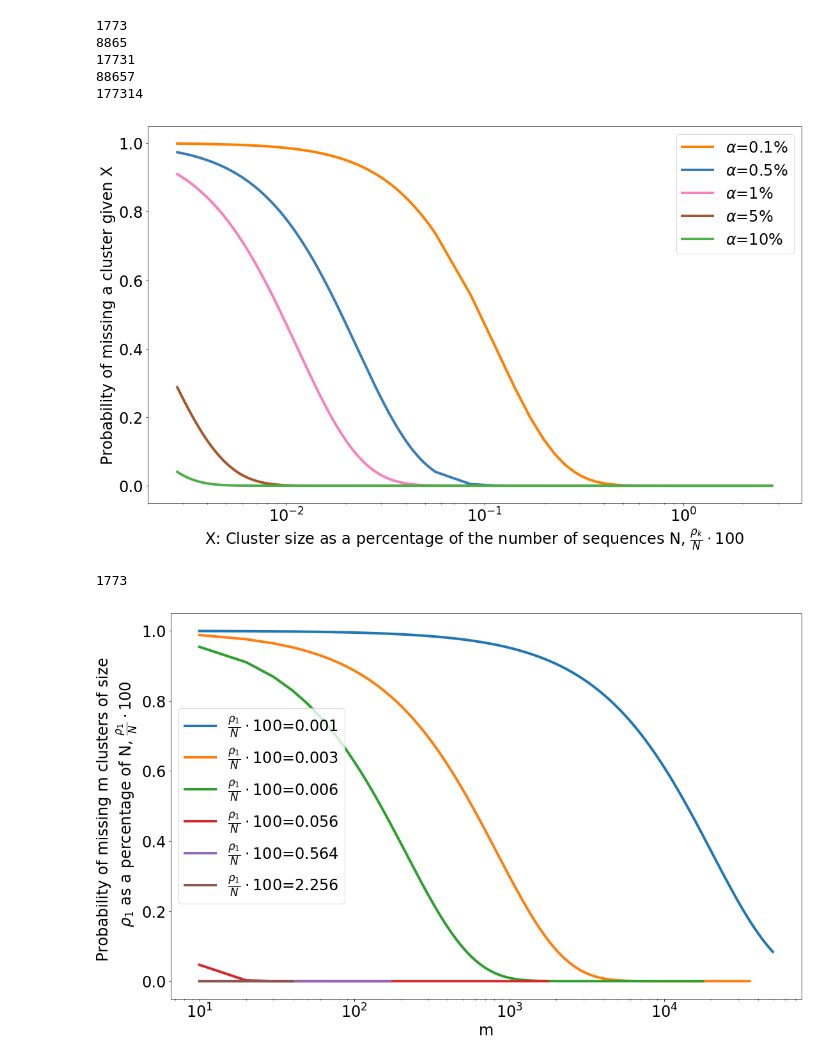
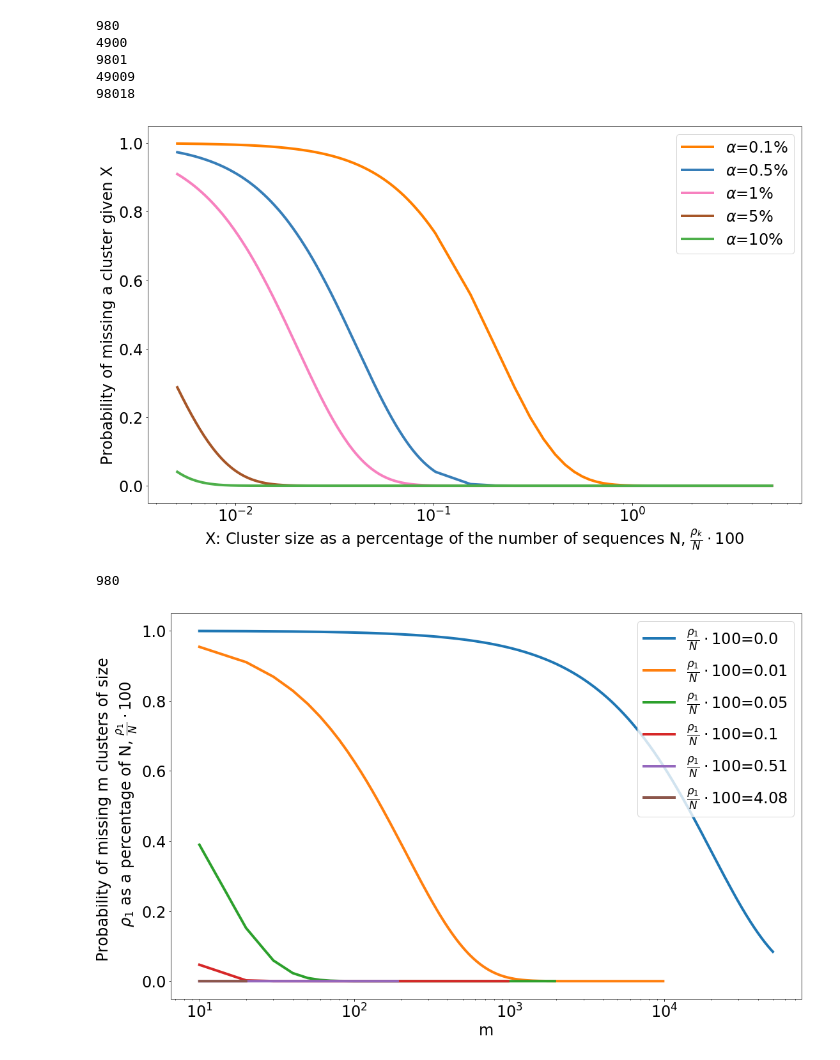
Before and after one commit to hsmurali/SCRAPT, a Jupyter notebook: Experiments/Compare_Probabilities_Iterative_Clustering.ipynb, the cells around one changed output. Cells and saved outputs as stored; diff of their text form; code cells hidden in the pictures.

```diff
--- a/Experiments/Compare_Probabilities_Iterative_Clustering.ipynb
+++ b/Experiments/Compare_Probabilities_Iterative_Clustering.ipynb
@@ -32,7 +32,7 @@ def Return_Singleton_Prob(N, n, k):
 def Return_Approximate_Prob(N, k, n, m):
     return exp(-k*n/N)*(1+(k*n/N)*exp(k*m/N))
 # %%
-N = 1773145
+N = 980180
 alpha = [0.1,0.5,1,5,10]
 df = pd.DataFrame()
 df_m = pd.DataFrame()
@@ -56,11 +56,11 @@ for i in range(len(alpha)):
     df_m[str(s)+'_Cluster_Size'] = m
 df['Cluster_Size'] = np.array(list(range(50,1000,1))+list(range(1000, 50000, 500)))/N*100.0
 # %% [output]
-1773
-8865
-17731
-88657
-177314
+980
+4900
+9801
+49009
+98018
 # %%
 plt.rcParams.update(rcParams)
 fig, ax = plt.subplots(1,1,figsize = (16,10))
@@ -75,11 +75,11 @@ ax.set_ylabel('Probability of missing a cluster given X')
 ax.set_xscale('log')
 fig.tight_layout()
 
-fig.savefig('../../Plots/Iterative_Clustering/Probability_Missing_Cluster.pdf')
+#fig.savefig('../../Plots/Iterative_Clustering/Probability_Missing_Cluster.pdf')
 # %% [output]
-[figure, old version]
+[figure, new version]
 # %%
-N = 1773145
+N = 980180
 alpha = [0.1]#,0.5,1,5,10]
 m = np.arange(10, 50000,10)
 
@@ -89,7 +89,7 @@ ep = 0.99999
 for i in range(len(alpha)):
     s = int(alpha[i]*N/100.0)
     print(s)
-    for k in [10, 50, 100, 1000, 10000, 40000]:
+    for k in [10, 50, 100, 500, 1000, 5000, 40000]:
         approximate = []
         for j in m:
             if(j*k<N):
@@ -99,21 +99,22 @@ for i in range(len(alpha)):
                 approximate.append(b**j)
             else:
                 approximate.append(np.nan)
-        df[r'$\frac{\rho_1}{N}\cdot 100$='+str(round(k/N*100, 3))] = approximate
+        df[r'$\frac{\rho_1}{N}\cdot 100$='+str(round(k/N*100, 2))] = approximate
 df['Num_Clusters'] = m
 # %% [output]
-1773
+980
 # %%
 df = df.set_index('Num_Clusters')
 # %%
 fig, ax = plt.subplots(1,1,figsize=(16,10))
 
 df.plot(ax = ax, linewidth=4)
 ax.set_xlabel('m')
+ax.legend(ncol = 1, loc= 1)
 ax.set_ylabel('Probability of missing m clusters of size \n '+r'$\rho_1$ as a percentage of N, $\frac{\rho_1}{N}\cdot 100$')
 ax.set_xscale('log')
 fig.tight_layout()
 #ax.set_ylim([0,1])
-fig.savefig('../../Plots/Iterative_Clustering/Lemma_2_Plot.pdf')
+#fig.savefig('../../Plots/Iterative_Clustering/Lemma_2_Plot.pdf')
 # %% [output]
-[figure, old version]
+[figure, new version]
```
Also changed, not shown: parts of 1 cell of this notebook, 5 other files.
